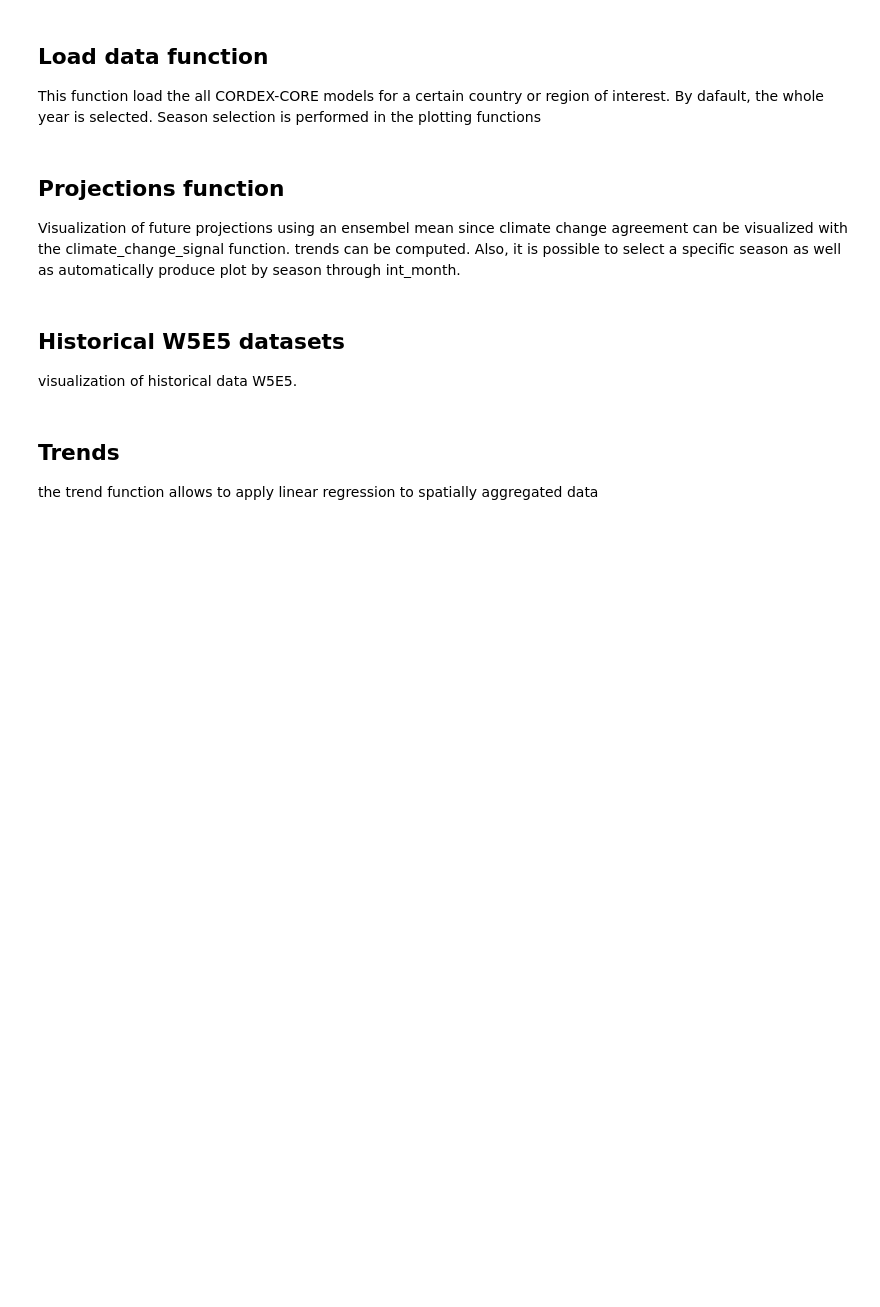
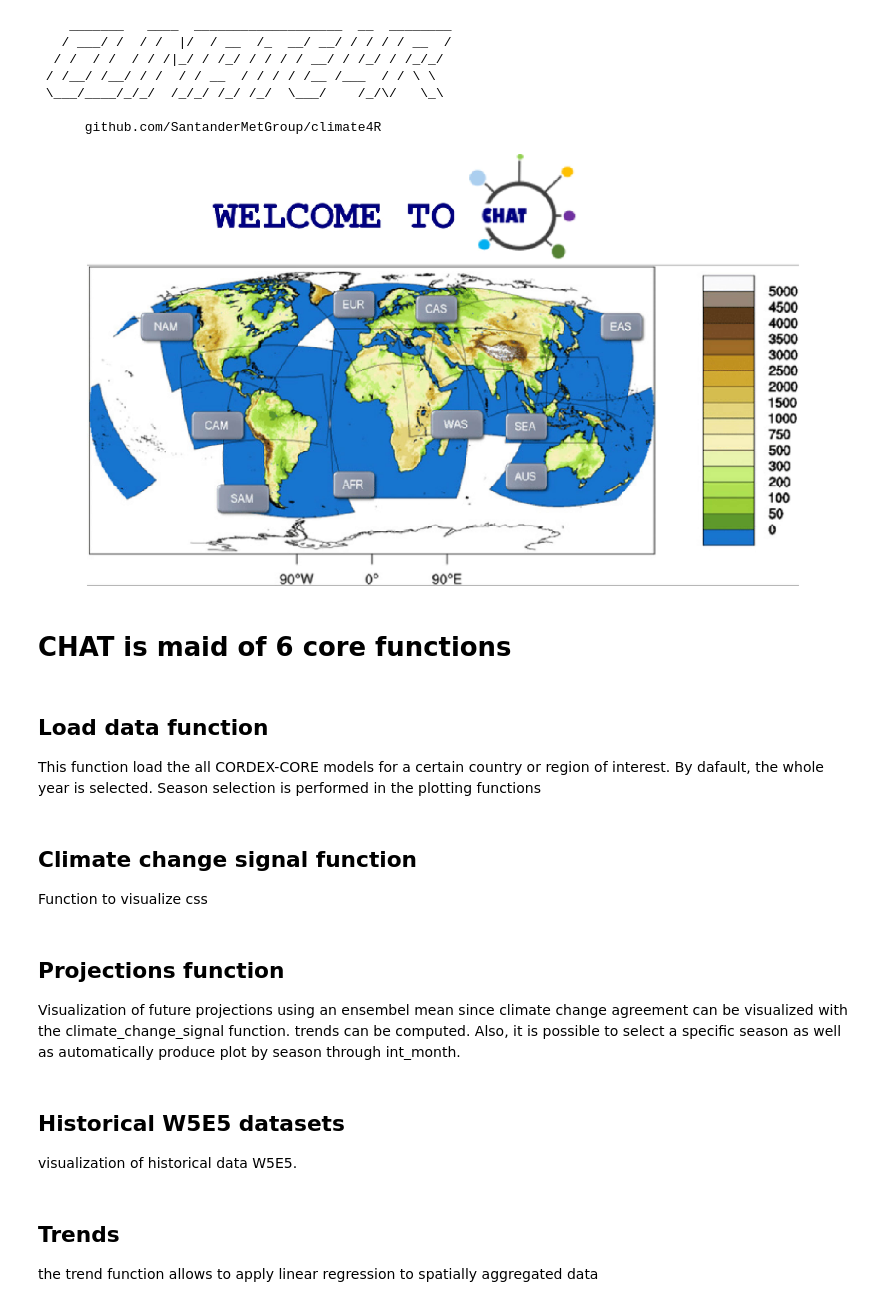
Before and after one commit to Risk-Team/Climate-HAzard-Toolbox-CHAT-, a Jupyter notebook: functions/Hub_functions.ipynb, the cells around one changed output. Cells and saved outputs as stored; diff of their text form; code cells hidden in the pictures; blank space fills up the shorter version.

Commit message:
Update Hub_functions.ipynb
Updated Hub_functions

```diff
--- a/functions/Hub_functions.ipynb
+++ b/functions/Hub_functions.ipynb
@@ -1,7 +1,18 @@
 # %%
 # Sourcing packages and intermediate funnctions
-source("../../../../functions/Hub_CORDEX_CORE2.R")
 source("../../../../functions/packages_CORE.R")
+source("../../../../functions/Hub_CORDEX_CORE3.R")
+# %% [output]
+    _______   ____  ___________________  __  ________
+   / ___/ /  / /  |/  / __  /_  __/ __/ / / / / __  /
+  / /  / /  / / /|_/ / /_/ / / / / __/ / /_/ / /_/_/
+ / /__/ /__/ / /  / / __  / / / / /__ /___  / / \ \
+ \___/____/_/_/  /_/_/ /_/ /_/  \___/    /_/\/   \_\
+
+      github.com/SantanderMetGroup/climate4R
+[figure, added]
+# %% [markdown]
+# CHAT is maid of 6 core functions
 # %% [markdown]
 ## Load data function
 This function load the all CORDEX-CORE models for a certain country or region of interest. By dafault, the whole year is selected. Season selection is performed in the plotting functions
@@ -234,3 +235,6 @@ Function to visualize css
+# %% [markdown]
+## Climate change signal function
+Function to visualize css
 # %%
 climate_change_signal <-
   function(data,
```
Also changed, not shown: parts of 8 cells of this notebook.
